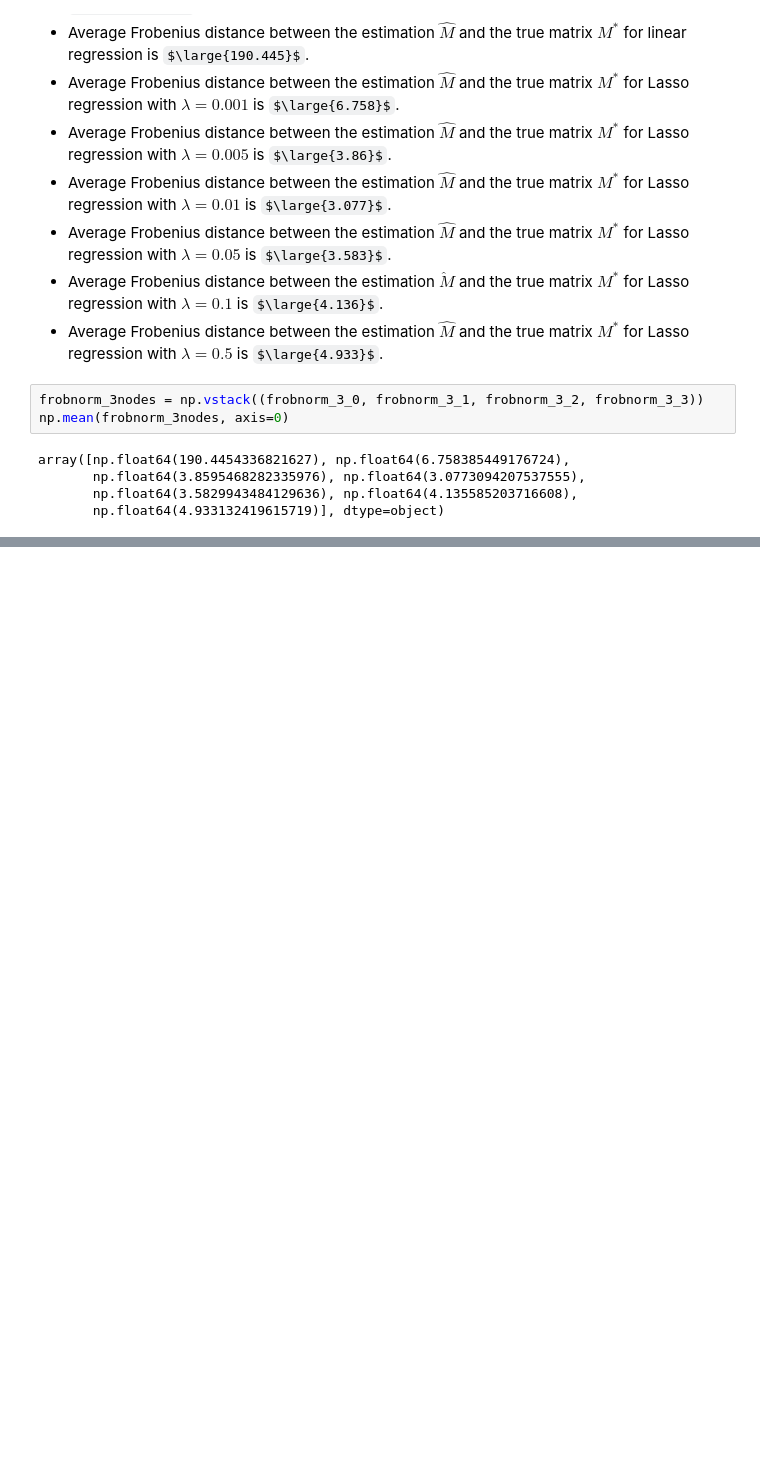
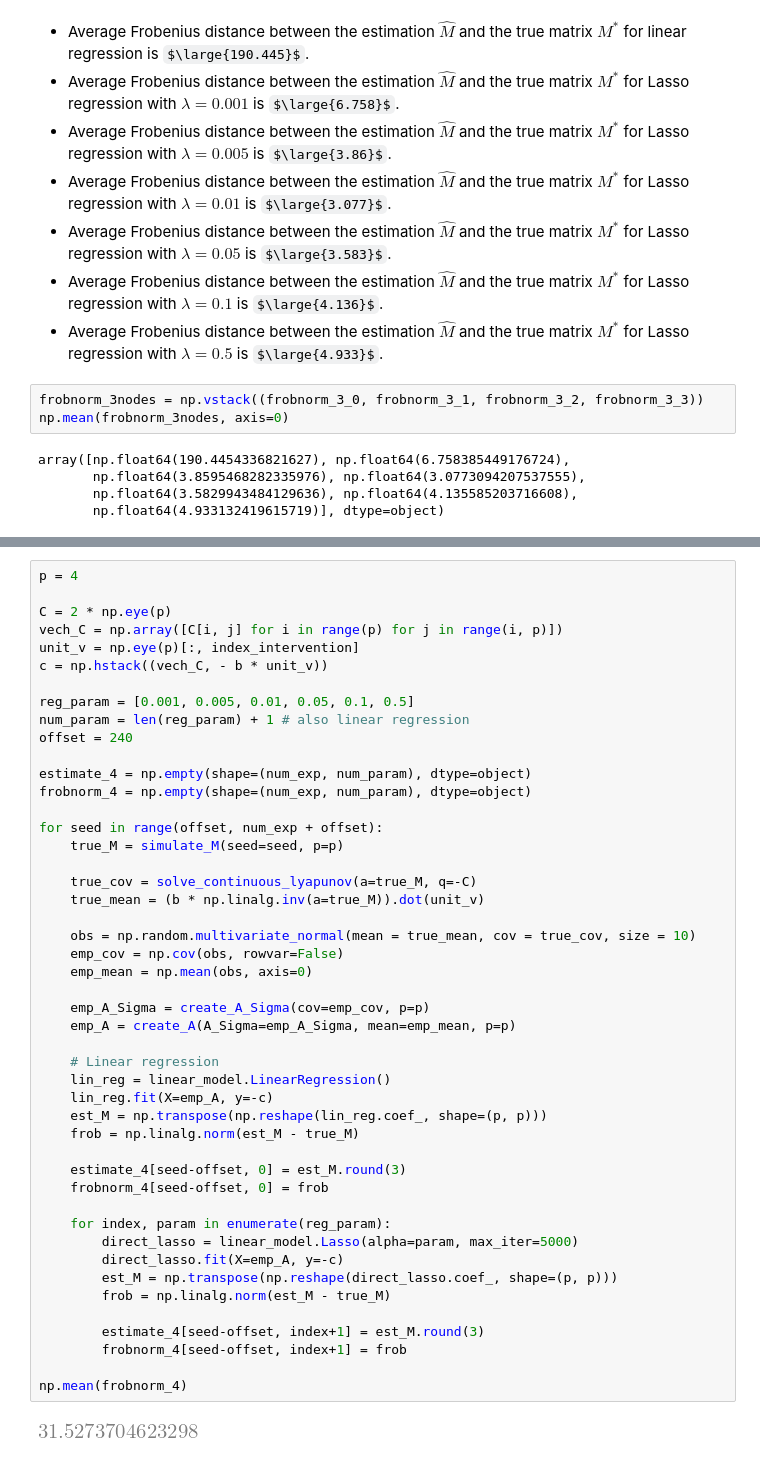
Before and after one commit to eva-resch/tum_masterthesis, a Jupyter notebook: experiments_simulation.ipynb, the cells around one changed output, grey strips where cells are left out. Saved outputs shown, nothing was run; the diff lists cells and outputs as text; some formulas as TeX source; blank space fills up the shorter version.

Commit message:
Lasso for 4 and 5 nodes
Added simulations of the Lasso regression for graphs with 4 and 5 nodes.

```diff
--- a/experiments_simulation.ipynb
+++ b/experiments_simulation.ipynb
@@ -754,0 +769,49 @@ array([np.float64(190.4454336821627), np.float64(6.758385449176724),
+# %%
+p = 4
+
+C = 2 * np.eye(p)
+vech_C = np.array([C[i, j] for i in range(p) for j in range(i, p)])
+unit_v = np.eye(p)[:, index_intervention]
+c = np.hstack((vech_C, - b * unit_v))
+
+reg_param = [0.001, 0.005, 0.01, 0.05, 0.1, 0.5]
+num_param = len(reg_param) + 1 # also linear regression
+offset = 240
+
+estimate_4 = np.empty(shape=(num_exp, num_param), dtype=object)
+frobnorm_4 = np.empty(shape=(num_exp, num_param), dtype=object)
+
+for seed in range(offset, num_exp + offset):
+    true_M = simulate_M(seed=seed, p=p)
+
+    true_cov = solve_continuous_lyapunov(a=true_M, q=-C)
+    true_mean = (b * np.linalg.inv(a=true_M)).dot(unit_v)
+
+    obs = np.random.multivariate_normal(mean = true_mean, cov = true_cov, size = 10)
+    emp_cov = np.cov(obs, rowvar=False)
+    emp_mean = np.mean(obs, axis=0)
+
+    emp_A_Sigma = create_A_Sigma(cov=emp_cov, p=p)
+    emp_A = create_A(A_Sigma=emp_A_Sigma, mean=emp_mean, p=p)
+
+    # Linear regression
+    lin_reg = linear_model.LinearRegression()
+    lin_reg.fit(X=emp_A, y=-c)
+    est_M = np.transpose(np.reshape(lin_reg.coef_, shape=(p, p)))
+    frob = np.linalg.norm(est_M - true_M)
+
+    estimate_4[seed-offset, 0] = est_M.round(3)
+    frobnorm_4[seed-offset, 0] = frob
+
+    for index, param in enumerate(reg_param):
+        direct_lasso = linear_model.Lasso(alpha=param, max_iter=5000)
+        direct_lasso.fit(X=emp_A, y=-c)
+        est_M = np.transpose(np.reshape(direct_lasso.coef_, shape=(p, p)))
+        frob = np.linalg.norm(est_M - true_M)
+
+        estimate_4[seed-offset, index+1] = est_M.round(3)
+        frobnorm_4[seed-offset, index+1] = frob
+
+np.mean(frobnorm_4)
+# %% [output]
+[figure, added]
```
Also changed, not shown: parts of 6 cells of this notebook, 1 other file.
